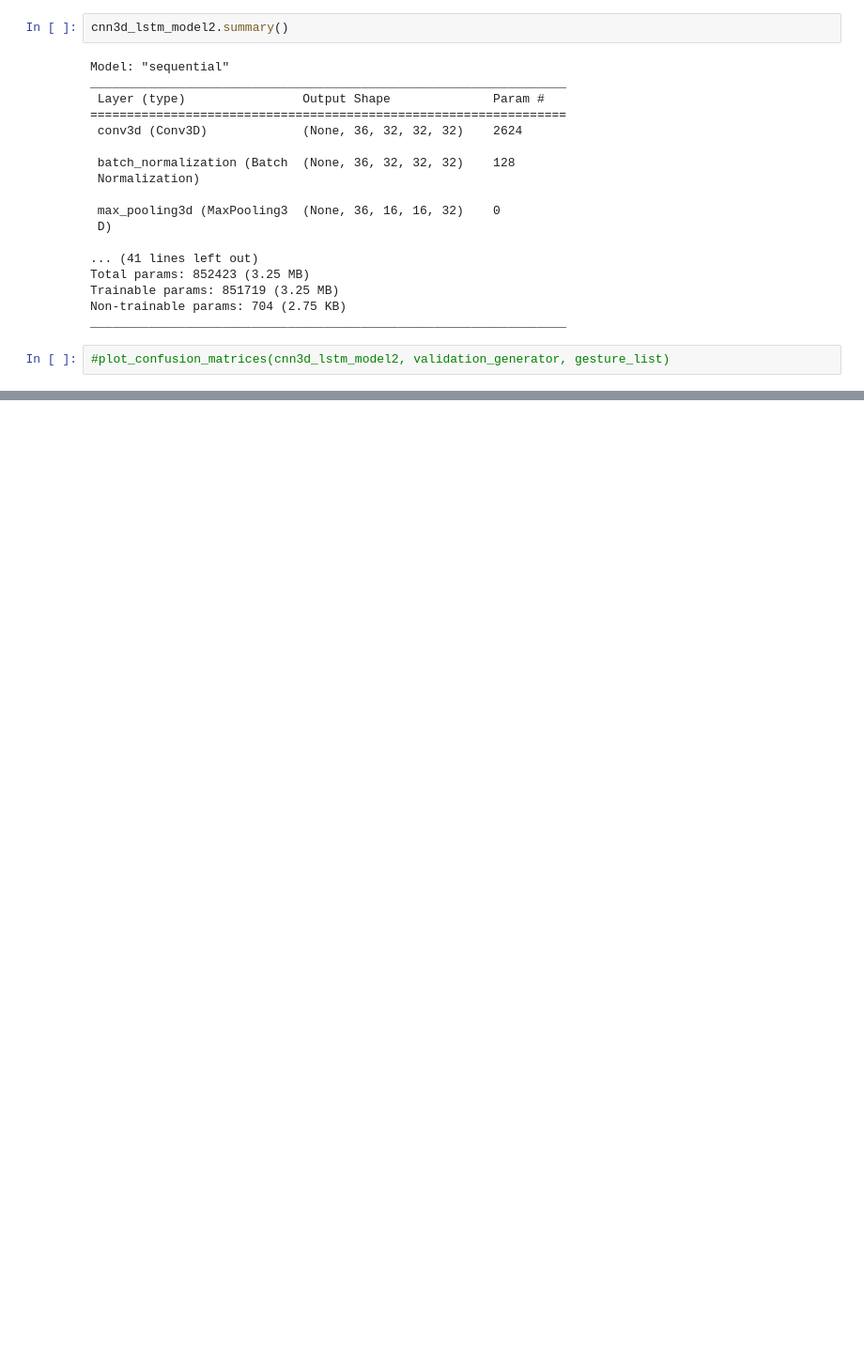
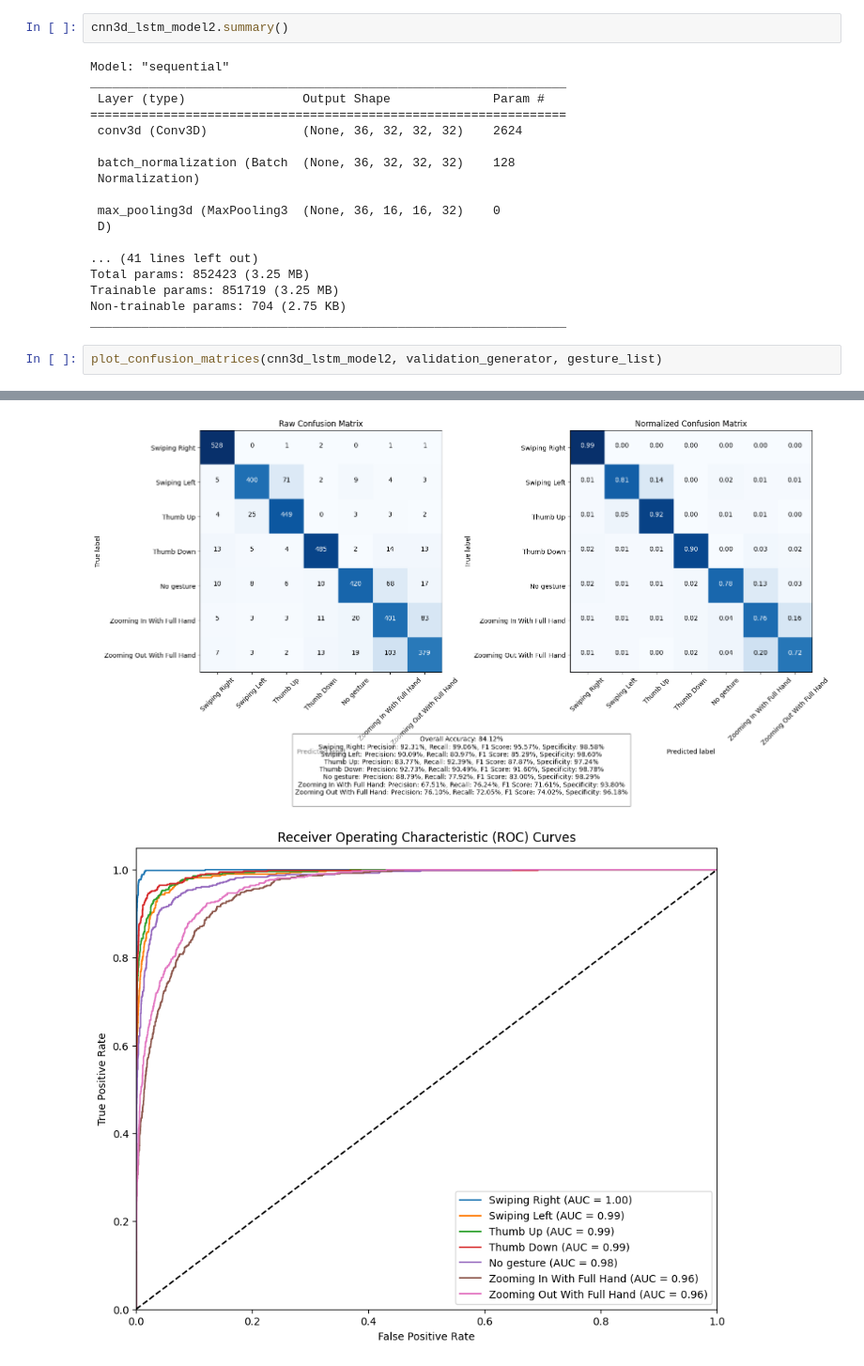
Before and after one commit to Shriya-20/Gesture-Recogniton-in-Game-Development, a Jupyter notebook: Evaluation/Evaluation_Metrics.ipynb, the cells around one changed output, grey strips where cells are left out. Shown at 94% size. Drawn from its saved outputs; the diff is of its cells as text; blank space fills up the shorter version.

```diff
--- a/Evaluation/Evaluation_Metrics.ipynb
+++ b/Evaluation/Evaluation_Metrics.ipynb
@@ -414,4 +520,5 @@ Trainable params: 851719 (3.25 MB)
 Non-trainable params: 704 (2.75 KB)
 _________________________________________________________________
 # %%
-#plot_confusion_matrices(cnn3d_lstm_model2, validation_generator, gesture_list)
+plot_confusion_matrices(cnn3d_lstm_model2, validation_generator, gesture_list)
+# %% [output]
@@ -417,0 +542,2 @@ _________________________________________________________________
+[figure, added]
+[figure, added]
```
Also changed, not shown: parts of 19 cells of this notebook.
